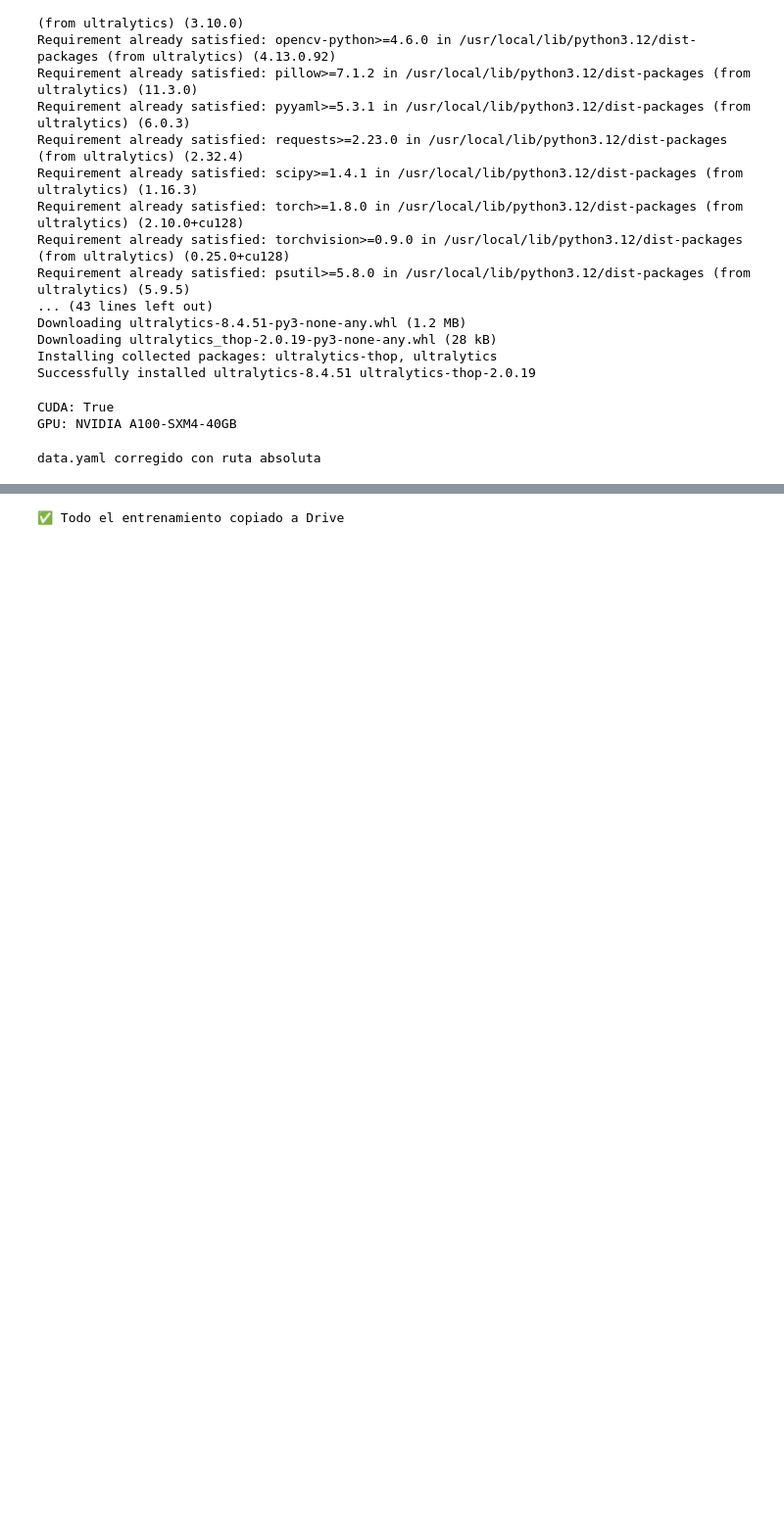
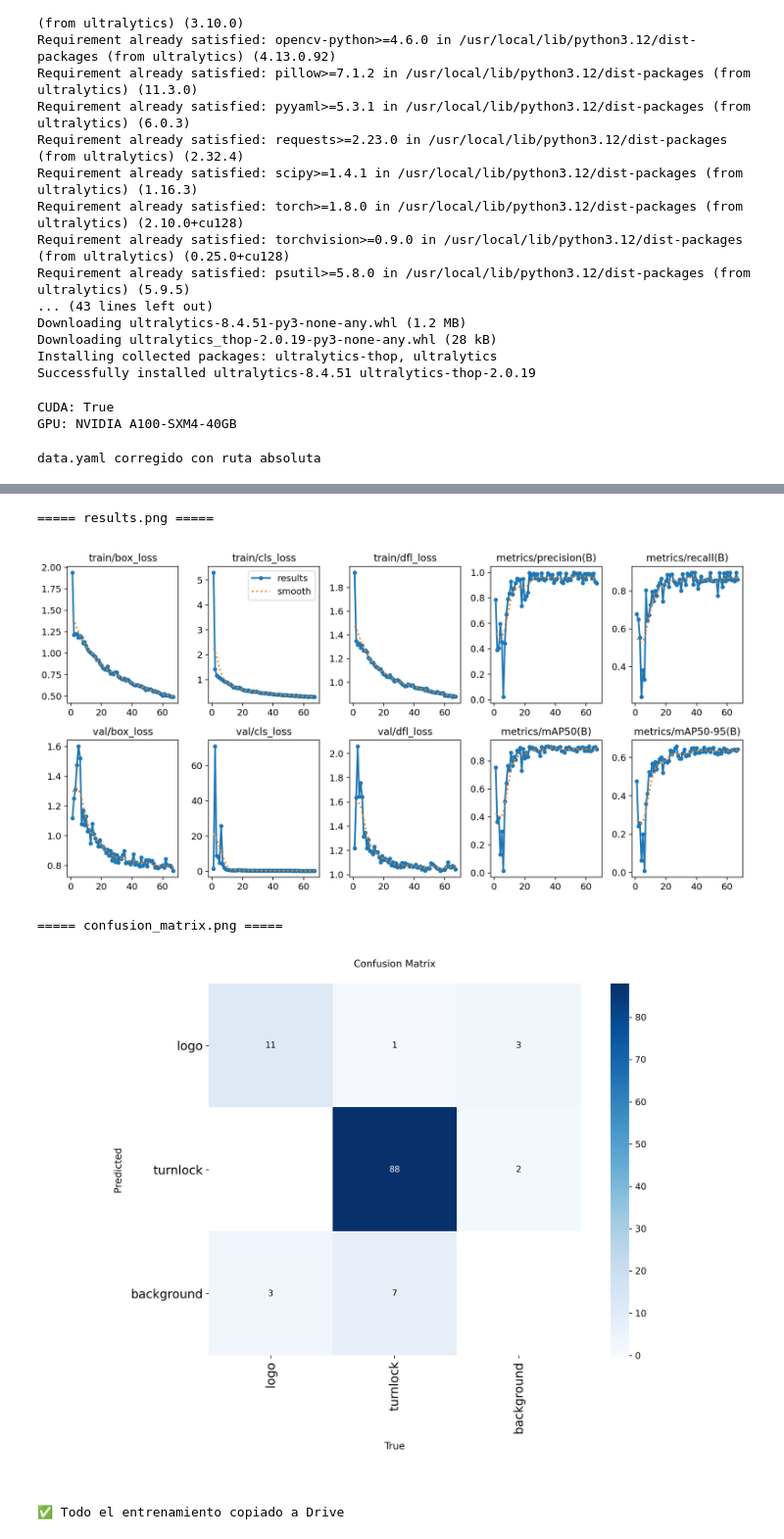
Before and after one commit to marcobarrera2025/INVII, a Jupyter notebook: notebooks/yolo_chanel.ipynb, the cells around one changed output, grey strips where cells are left out. Shown at 98% size. Saved outputs shown, nothing was run; the diff lists cells and outputs as text; code cells hidden in the pictures; blank space fills up the shorter version.

```diff
--- a/notebooks/yolo_chanel.ipynb
+++ b/notebooks/yolo_chanel.ipynb
@@ -196,4 +195,27 @@ speed: {'preprocess': 0.12449697221570574, 'inference': 0.39819276851934166, 'lo
 stats: {'tp': [], 'conf': [], 'pred_cls': [], 'target_cls': [], 'target_img': []}
+# %%
+from IPython.display import Image, display
+import os
+
+RUN_PATH = "/content/runs/detect/Ch_parts_v2"
+
+files = [
+    "results.png",
+    "confusion_matrix.png",
+    "PR_curve.png",
+    "F1_curve.png"
+]
+
+for f in files:
+    path = os.path.join(RUN_PATH, f)
+    if os.path.exists(path):
+        print(f"\n===== {f} =====")
+        display(Image(filename=path, width=800))
+# %% [output]
+===== results.png =====
+[figure, added]
+===== confusion_matrix.png =====
+[figure, added]
 # %%
 import os
 import shutil
```
Also changed, not shown: parts of 3 cells of this notebook.
